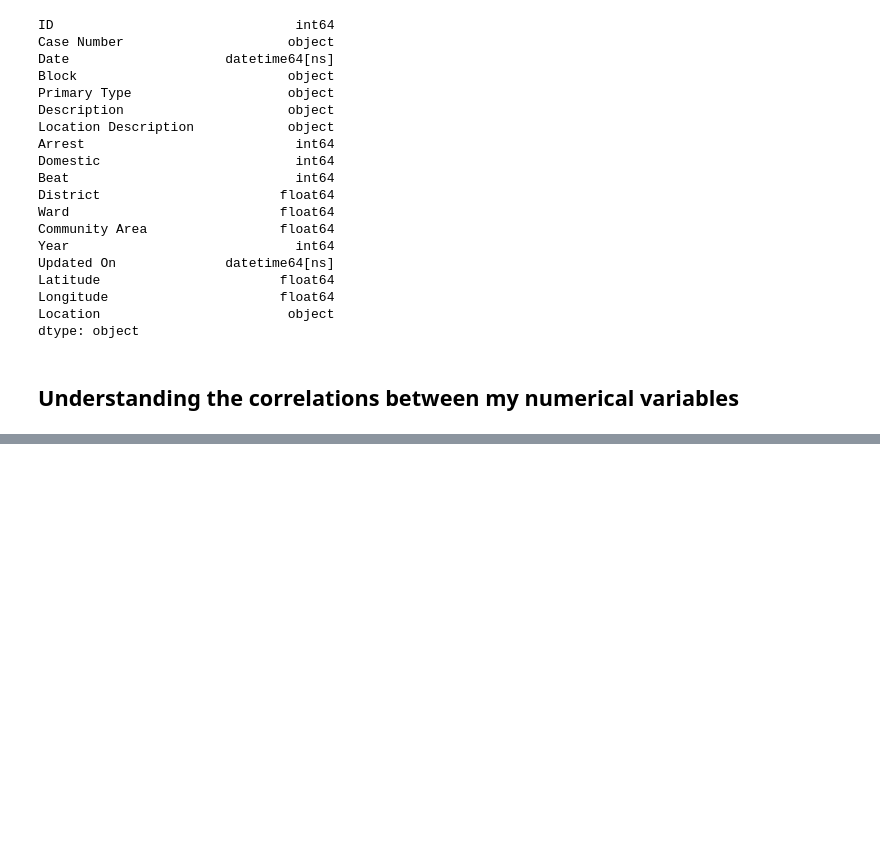
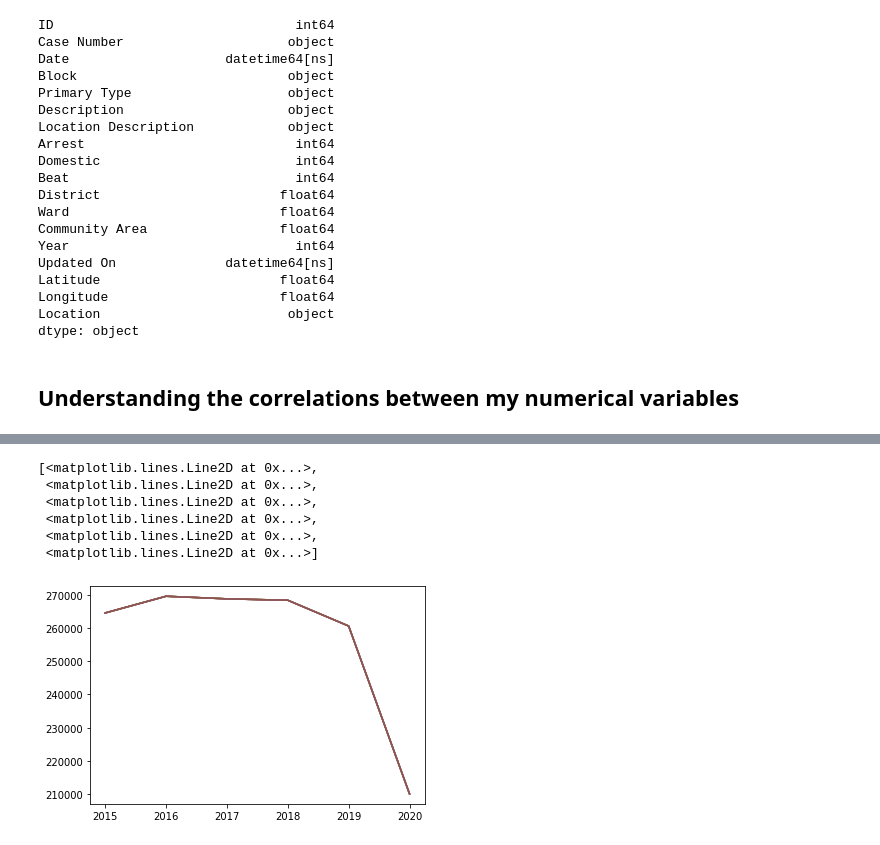
Before and after one commit to leo-cavalcante/crimes-in-chicago, a Jupyter notebook: Crime - Time Analysis.ipynb, the cells around one changed output, grey strips where cells are left out. Saved outputs shown, nothing was run; the diff lists cells and outputs as text; code cells hidden in the pictures; blank space fills up the shorter version.

```diff
--- a/Crime - Time Analysis.ipynb
+++ b/Crime - Time Analysis.ipynb
@@ -135,0 +219,10 @@ crimes_date["Hour"].hist()
+# %%
+plt.plot(crimes_date.groupby("Year").count())
+# %% [output]
+[<matplotlib.lines.Line2D at 0x...>,
+ <matplotlib.lines.Line2D at 0x...>,
+ <matplotlib.lines.Line2D at 0x...>,
+ <matplotlib.lines.Line2D at 0x...>,
+ <matplotlib.lines.Line2D at 0x...>,
+ <matplotlib.lines.Line2D at 0x...>]
+[figure, added]
```
Also changed, not shown: parts of 21 cells of this notebook.
